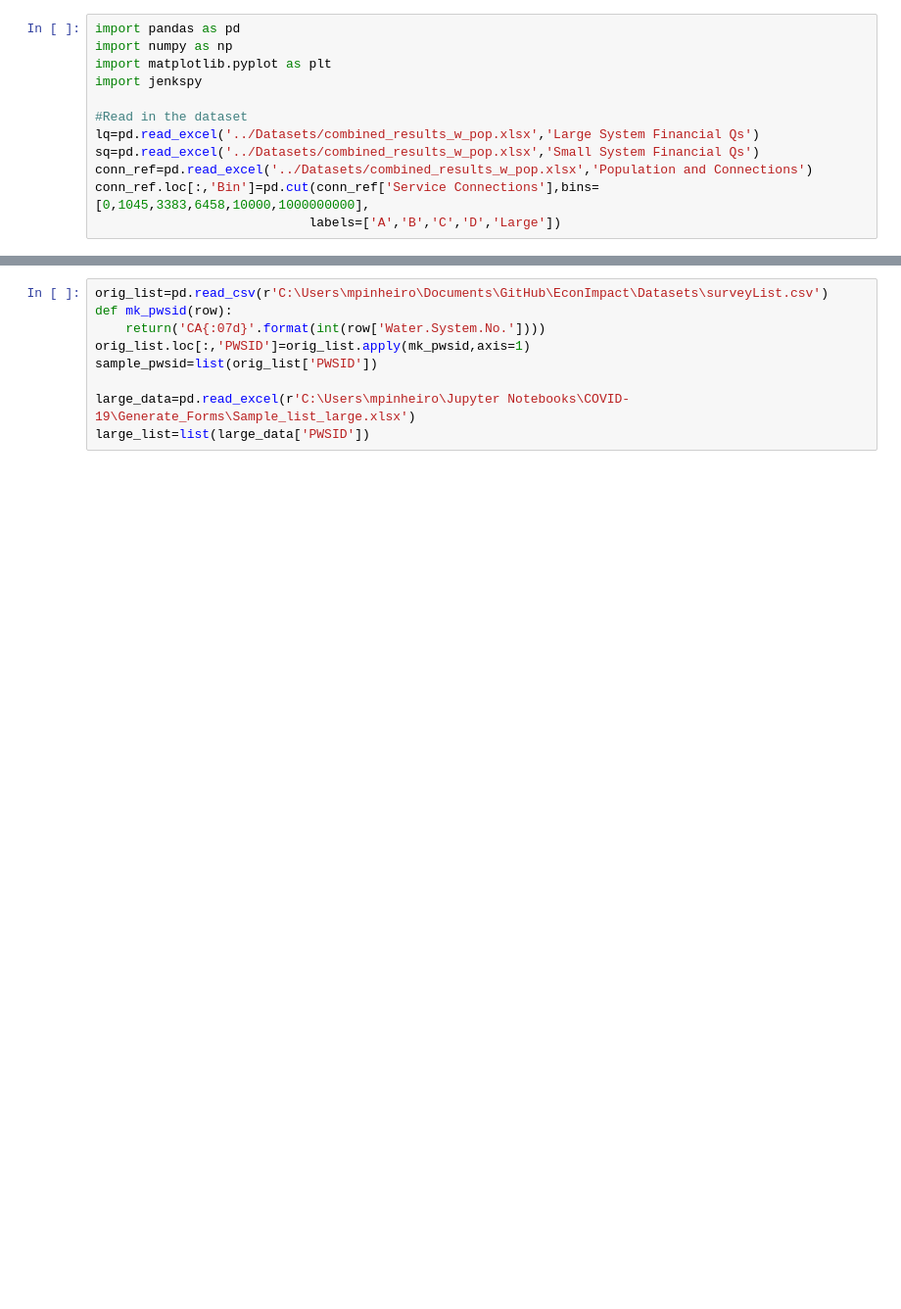
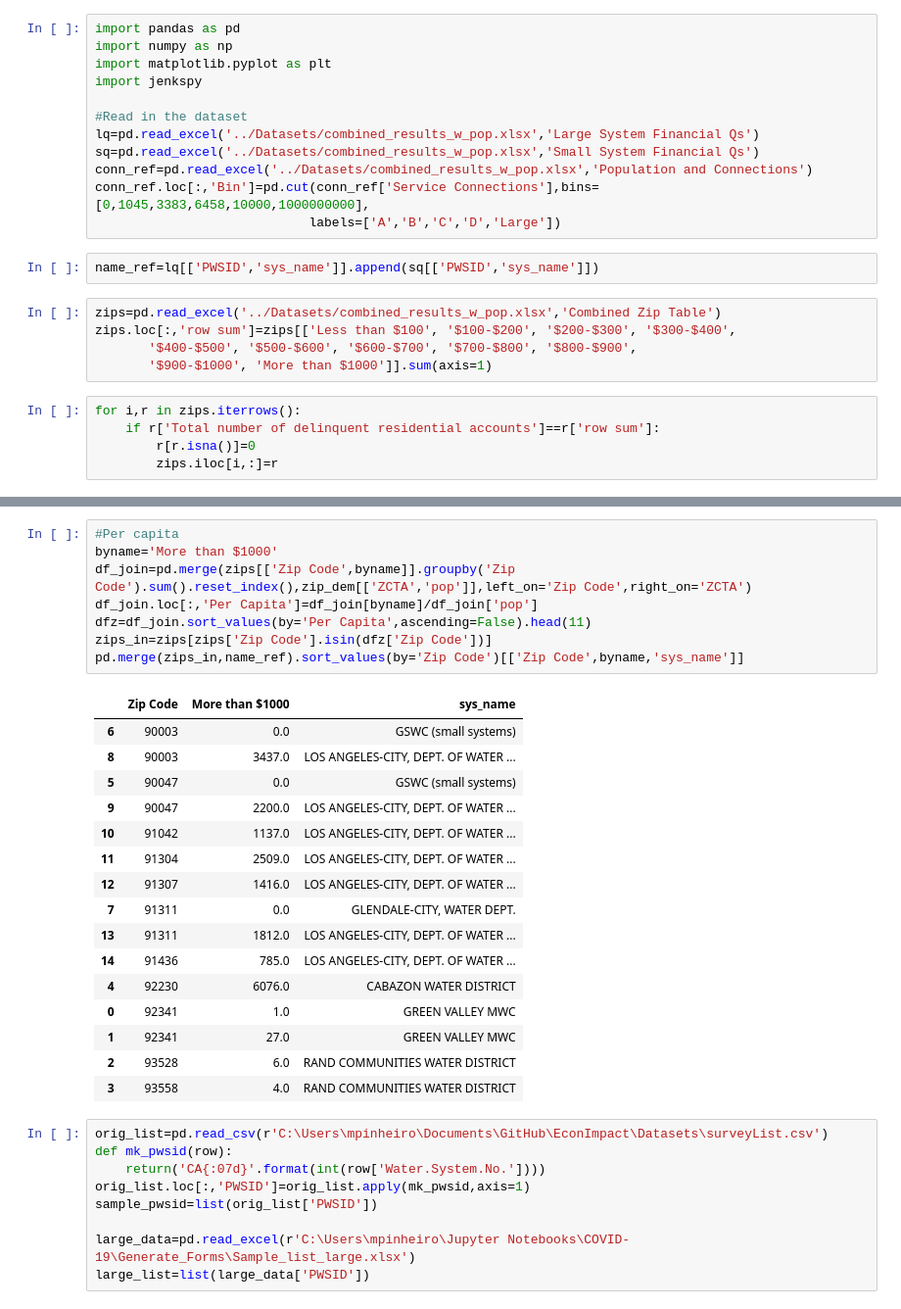
Before and after one commit to ScottCoffin/EconImpact, a Jupyter notebook: Python/Data Processing.ipynb, the cells around one changed output, grey strips where cells are left out. Shown: that part at 98% size. Cells and saved outputs as stored; diff of their text form; blank space fills up the shorter version.

```diff
--- a/Python/Data Processing.ipynb
+++ b/Python/Data Processing.ipynb
@@ -10,3 +10,15 @@ sq=pd.read_excel('../Datasets/combined_results_w_pop.xlsx','Small System Financi
 conn_ref=pd.read_excel('../Datasets/combined_results_w_pop.xlsx','Population and Connections')
 conn_ref.loc[:,'Bin']=pd.cut(conn_ref['Service Connections'],bins=[0,1045,3383,6458,10000,1000000000],
                             labels=['A','B','C','D','Large'])
+# %%
+name_ref=lq[['PWSID','sys_name']].append(sq[['PWSID','sys_name']])
+# %%
+zips=pd.read_excel('../Datasets/combined_results_w_pop.xlsx','Combined Zip Table')
+zips.loc[:,'row sum']=zips[['Less than $100', '$100-$200', '$200-$300', '$300-$400',
+       '$400-$500', '$500-$600', '$600-$700', '$700-$800', '$800-$900',
+       '$900-$1000', 'More than $1000']].sum(axis=1)
+# %%
+for i,r in zips.iterrows():
+    if r['Total number of delinquent residential accounts']==r['row sum']:
+        r[r.isna()]=0
+        zips.iloc[i,:]=r
@@ -13,3 +81,28 @@ conn_ref.loc[:,'Bin']=pd.cut(conn_ref['Service Connections'],bins=[0,1045,3383,6
+# %%
+#Per capita
+byname='More than $1000'
+df_join=pd.merge(zips[['Zip Code',byname]].groupby('Zip Code').sum().reset_index(),zip_dem[['ZCTA','pop']],left_on='Zip Code',right_on='ZCTA')
+df_join.loc[:,'Per Capita']=df_join[byname]/df_join['pop']
+dfz=df_join.sort_values(by='Per Capita',ascending=False).head(11)
+zips_in=zips[zips['Zip Code'].isin(dfz['Zip Code'])]
+pd.merge(zips_in,name_ref).sort_values(by='Zip Code')[['Zip Code',byname,'sys_name']]
+# %% [output]
+|  | Zip Code | More than $1000 | sys_name |
+| 6 | 90003 | 0.0 | GSWC (small systems) |
+| 8 | 90003 | 3437.0 | LOS ANGELES-CITY, DEPT. OF WATER ... |
+| 5 | 90047 | 0.0 | GSWC (small systems) |
+| 9 | 90047 | 2200.0 | LOS ANGELES-CITY, DEPT. OF WATER ... |
+| 10 | 91042 | 1137.0 | LOS ANGELES-CITY, DEPT. OF WATER ... |
+| 11 | 91304 | 2509.0 | LOS ANGELES-CITY, DEPT. OF WATER ... |
+| 12 | 91307 | 1416.0 | LOS ANGELES-CITY, DEPT. OF WATER ... |
+| 7 | 91311 | 0.0 | GLENDALE-CITY, WATER DEPT. |
+| 13 | 91311 | 1812.0 | LOS ANGELES-CITY, DEPT. OF WATER ... |
+| 14 | 91436 | 785.0 | LOS ANGELES-CITY, DEPT. OF WATER ... |
+| 4 | 92230 | 6076.0 | CABAZON WATER DISTRICT |
+| 0 | 92341 | 1.0 | GREEN VALLEY MWC |
+| 1 | 92341 | 27.0 | GREEN VALLEY MWC |
+| 2 | 93528 | 6.0 | RAND COMMUNITIES WATER DISTRICT |
+| 3 | 93558 | 4.0 | RAND COMMUNITIES WATER DISTRICT |
 # %%
 orig_list=pd.read_csv(r'C:\Users\mpinheiro\Documents\GitHub\EconImpact\Datasets\surveyList.csv')
 def mk_pwsid(row):
```
Also changed, not shown: parts of 7 cells of this notebook, 2 other files.
